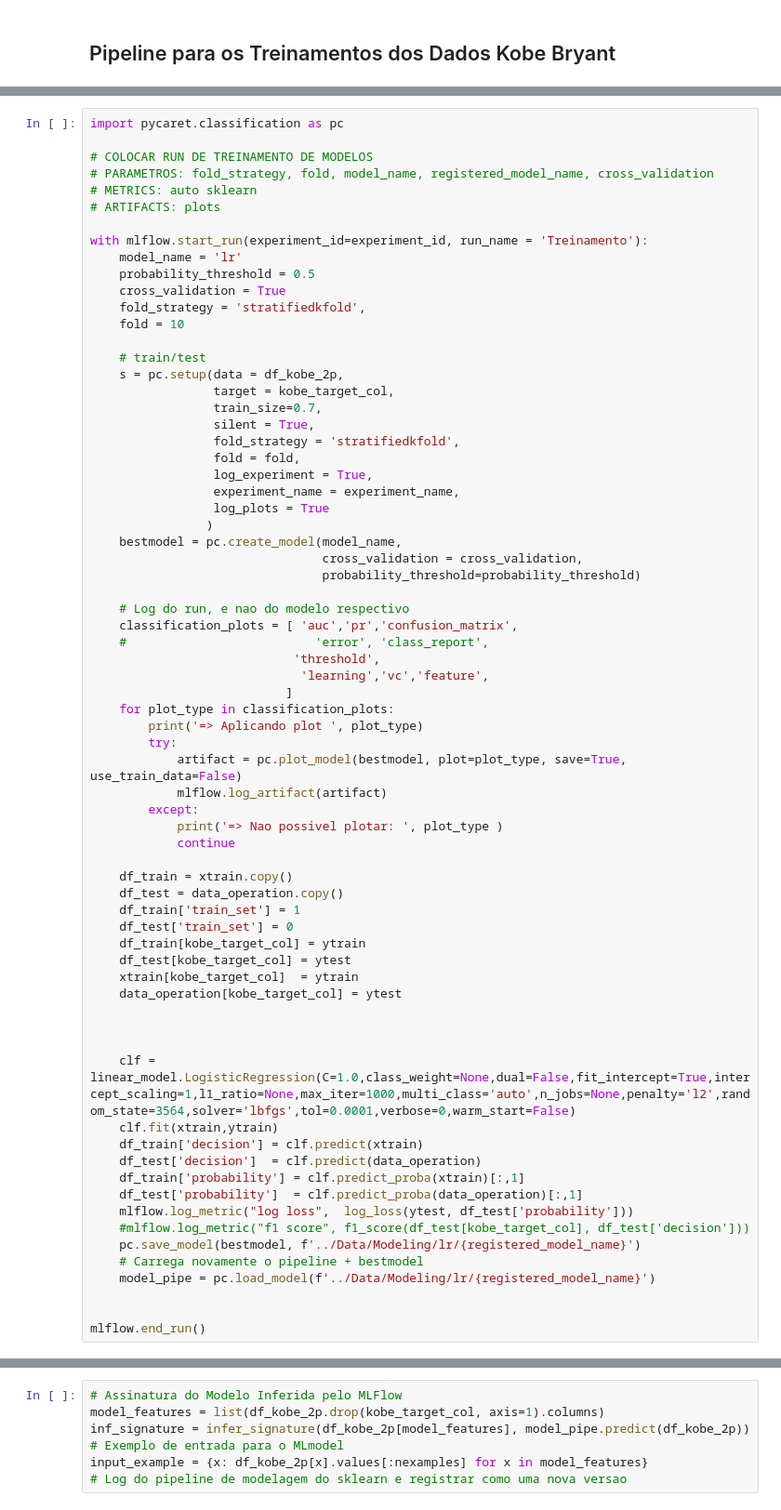
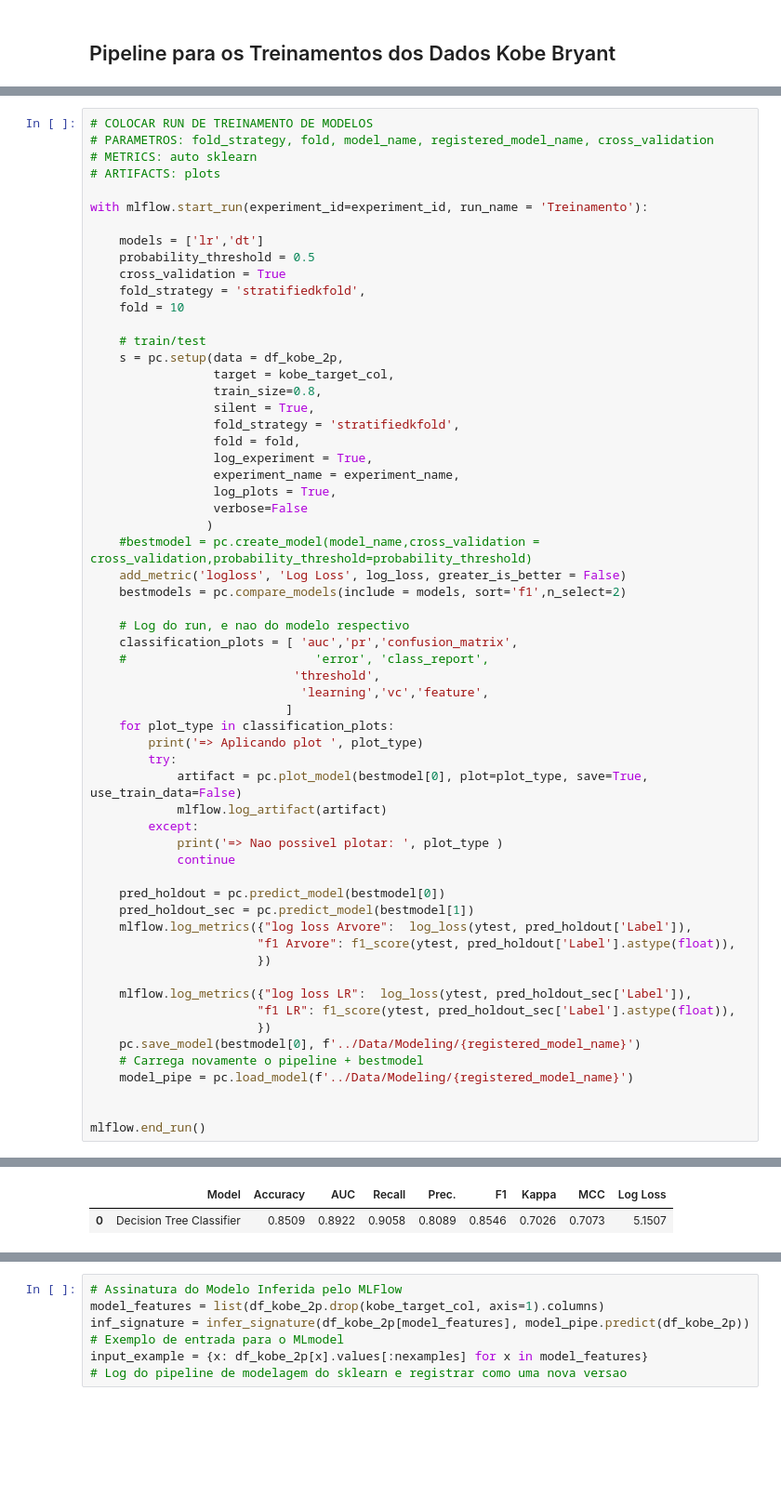
Before and after one commit to BIRDRED/ProjetoKobe, a Jupyter notebook: Code/ProjetoKobe.ipynb, the cells around one changed output, grey strips where cells are left out. Shown at 93% size. Saved outputs shown, nothing was run; the diff lists cells and outputs as text; blank space fills up the shorter version.

```diff
--- a/Code/ProjetoKobe.ipynb
+++ b/Code/ProjetoKobe.ipynb
@@ -126,13 +148,12 @@ Columns: Index(['lat', 'lon', 'minutes_remaining', 'period', 'playoffs',
 # %%
-import pycaret.classification as pc
-
 # COLOCAR RUN DE TREINAMENTO DE MODELOS
 # PARAMETROS: fold_strategy, fold, model_name, registered_model_name, cross_validation
 # METRICS: auto sklearn
 # ARTIFACTS: plots
 
 with mlflow.start_run(experiment_id=experiment_id, run_name = 'Treinamento'):
-    model_name = 'lr'
+
+    models = ['lr','dt']
     probability_threshold = 0.5
     cross_validation = True
     fold_strategy = 'stratifiedkfold',
@@ -141,17 +162,18 @@ with mlflow.start_run(experiment_id=experiment_id, run_name = 'Treinamento'):
     # train/test
     s = pc.setup(data = df_kobe_2p,
                  target = kobe_target_col,
-                 train_size=0.7,
+                 train_size=0.8,
                  silent = True,
                  fold_strategy = 'stratifiedkfold',
                  fold = fold,
                  log_experiment = True,
                  experiment_name = experiment_name,
-                 log_plots = True
+                 log_plots = True,
+                 verbose=False
                 )
-    bestmodel = pc.create_model(model_name,
-                                cross_validation = cross_validation,
-                                probability_threshold=probability_threshold)
+    #bestmodel = pc.create_model(model_name,cross_validation = cross_validation,probability_threshold=probability_threshold)
+    add_metric('logloss', 'Log Loss', log_loss, greater_is_better = False)
+    bestmodels = pc.compare_models(include = models, sort='f1',n_select=2)
 
     # Log do run, e nao do modelo respectivo
     classification_plots = [ 'auc','pr','confusion_matrix',
@@ -162,34 +184,24 @@ with mlflow.start_run(experiment_id=experiment_id, run_name = 'Treinamento'):
     for plot_type in classification_plots:
         print('=> Aplicando plot ', plot_type)
         try:
-            artifact = pc.plot_model(bestmodel, plot=plot_type, save=True, use_train_data=False)
+            artifact = pc.plot_model(bestmodel[0], plot=plot_type, save=True, use_train_data=False)
             mlflow.log_artifact(artifact)
         except:
             print('=> Nao possivel plotar: ', plot_type )
             continue
 
-    df_train = xtrain.copy()
-    df_test = data_operation.copy()
-    df_train['train_set'] = 1
-    df_test['train_set'] = 0
-    df_train[kobe_target_col] = ytrain
-    df_test[kobe_target_col] = ytest
-    xtrain[kobe_target_col]  = ytrain
-    data_operation[kobe_target_col] = ytest
+    pred_holdout = pc.predict_model(bestmodel[0])
+    pred_holdout_sec = pc.predict_model(bestmodel[1])
+    mlflow.log_metrics({"log loss Arvore":  log_loss(ytest, pred_holdout['Label']),
+                       "f1 Arvore": f1_score(ytest, pred_holdout['Label'].astype(float)),
+                       })
 
-
-
-    clf = linear_model.LogisticRegression(C=1.0,class_weight=None,dual=False,fit_intercept=True,intercept_scaling=1,l1_ratio=None,max_iter=1000,multi_class='auto',n_jobs=None,penalty='l2',random_state=3564,solver='lbfgs',tol=0.0001,verbose=0,warm_start=False)
-    clf.fit(xtrain,ytrain)
-    df_train['decision'] = clf.predict(xtrain)
-    df_test['decision']  = clf.predict(data_operation)
-    df_train['probability'] = clf.predict_proba(xtrain)[:,1]
-    df_test['probability']  = clf.predict_proba(data_operation)[:,1]
-    mlflow.log_metric("log loss",  log_loss(ytest, df_test['probability']))
-    #mlflow.log_metric("f1 score", f1_score(df_test[kobe_target_col], df_test['decision']))
-    pc.save_model(bestmodel, f'../Data/Modeling/lr/{registered_model_name}')
+    mlflow.log_metrics({"log loss LR":  log_loss(ytest, pred_holdout_sec['Label']),
+                       "f1 LR": f1_score(ytest, pred_holdout_sec['Label'].astype(float)),
+                       })
+    pc.save_model(bestmodel[0], f'../Data/Modeling/{registered_model_name}')
     # Carrega novamente o pipeline + bestmodel
-    model_pipe = pc.load_model(f'../Data/Modeling/lr/{registered_model_name}')
+    model_pipe = pc.load_model(f'../Data/Modeling/{registered_model_name}')
 
 
 mlflow.end_run()
@@ -198,0 +222,2 @@ Transformation Pipeline and Model Successfully Loaded
+|  | Model | Accuracy | AUC | Recall | Prec. | F1 | Kappa | MCC | Log Loss |
+| 0 | Decision Tree Classifier | 0.8509 | 0.8922 | 0.9058 | 0.8089 | 0.8546 | 0.7026 | 0.7073 | 5.1507 |
```
Also changed, not shown: parts of 80 cells of this notebook, 2 other files.
